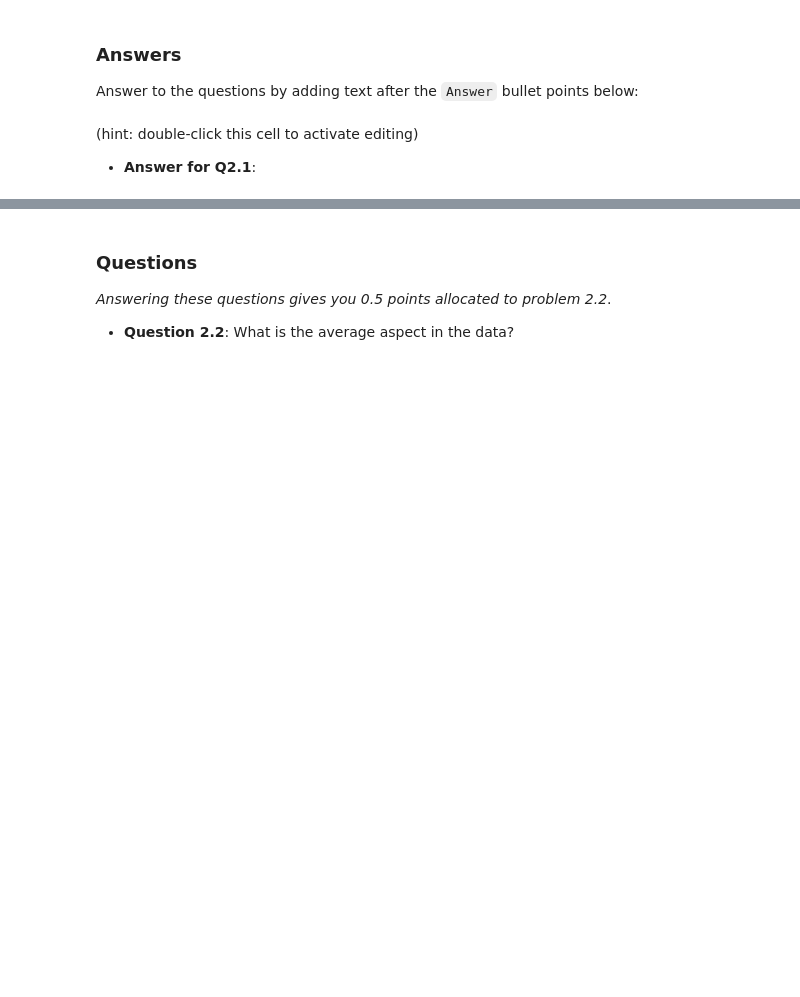
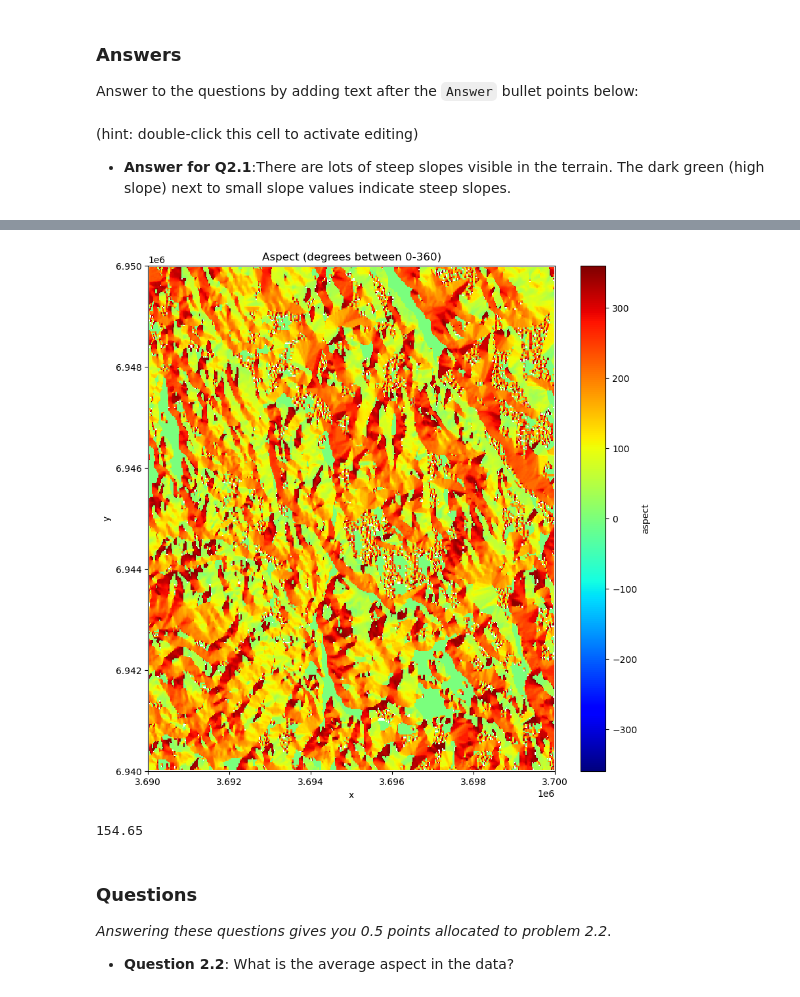
Before and after one commit to KoodiMalpo/Exercise_4_KoodiMalpo, a Jupyter notebook: Exercise-4.ipynb, the cells around one changed output, grey strips where cells are left out. Cells and saved outputs as stored; diff of their text form; code cells hidden in the pictures; blank space fills up the shorter version.

```diff
--- a/Exercise-4.ipynb
+++ b/Exercise-4.ipynb
@@ -291,7 +298,7 @@ Answer to the questions by adding text after the `Answer` bullet points below:
 # %% [markdown]
 (hint: double-click this cell to activate editing)
 
-- **Answer for Q2.1**:
+- **Answer for Q2.1**:There are lots of steep slopes visible in the terrain. The dark green (high slope) next to small slope values indicate steep slopes.
 # %% [markdown]
 ### Task 2.2 - Aspect
 
@@ -310,7 +317,24 @@ Answer to the questions by adding text after the `Answer` bullet points below:
 *Example map showing the aspect.*
 # %%
 # REPLACE THE ERROR BELOW WITH YOUR OWN CODE
-raise NotImplementedError()
+import numpy as np
+from xrspatial import aspect
+import matplotlib.pyplot as plt
+
+data["aspect"] = aspect(data["elevation"])
+
+data["aspect"] = data["aspect"].where(data["aspect"] != 0)
+
+fig, ax = plt.subplots(figsize=(10, 10))
+data["aspect"].plot(ax=ax, cmap="jet")
+ax.set_title("Aspect (degrees between 0-360)")
+plt.show()
+
+average_aspect = data["aspect"].mean().item()
+print(f"{average_aspect:.2f}")
+# %% [output]
+[figure, added]
+154.65
 # %% [markdown]
 ### Questions
 
```
Also changed, not shown: parts of 4 cells of this notebook.
